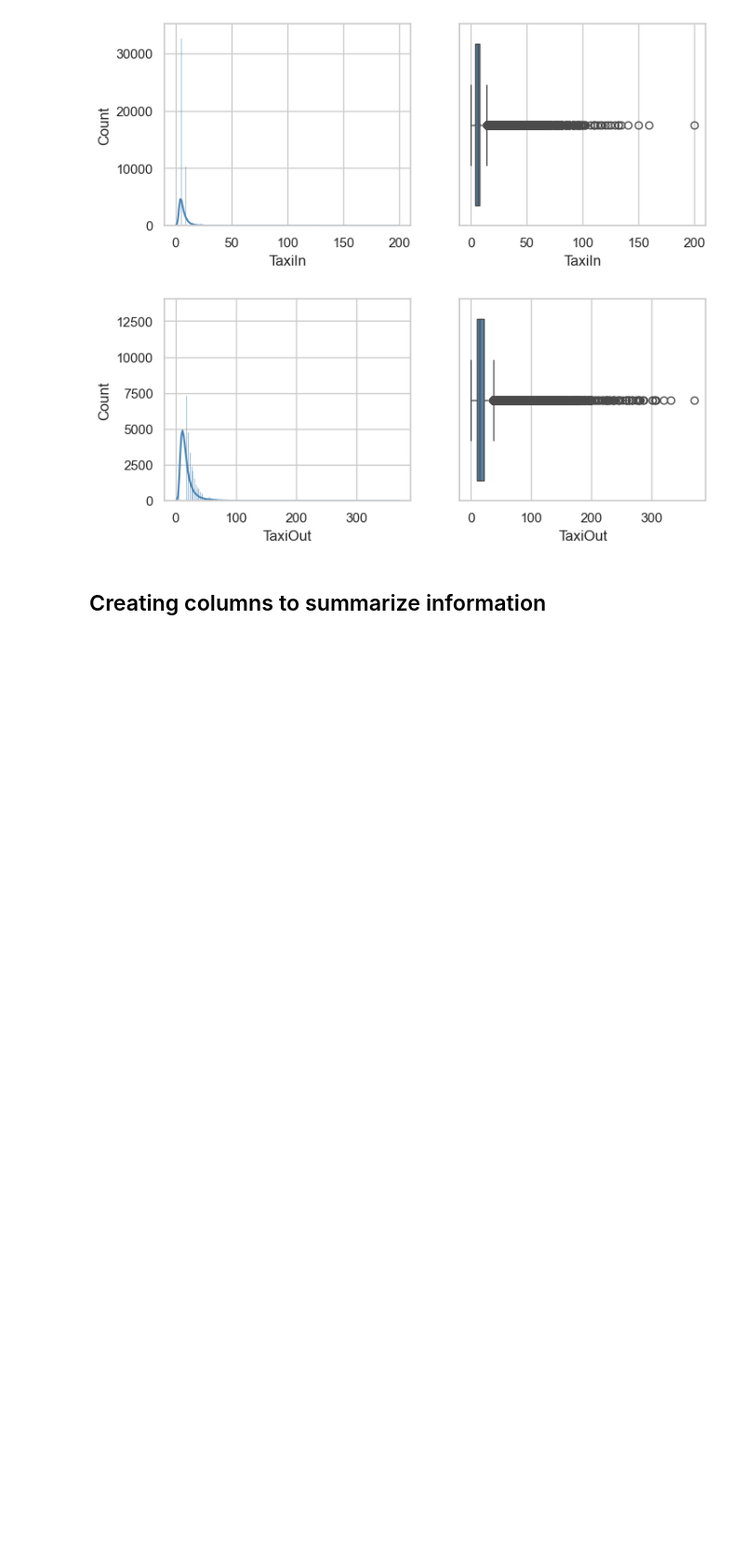
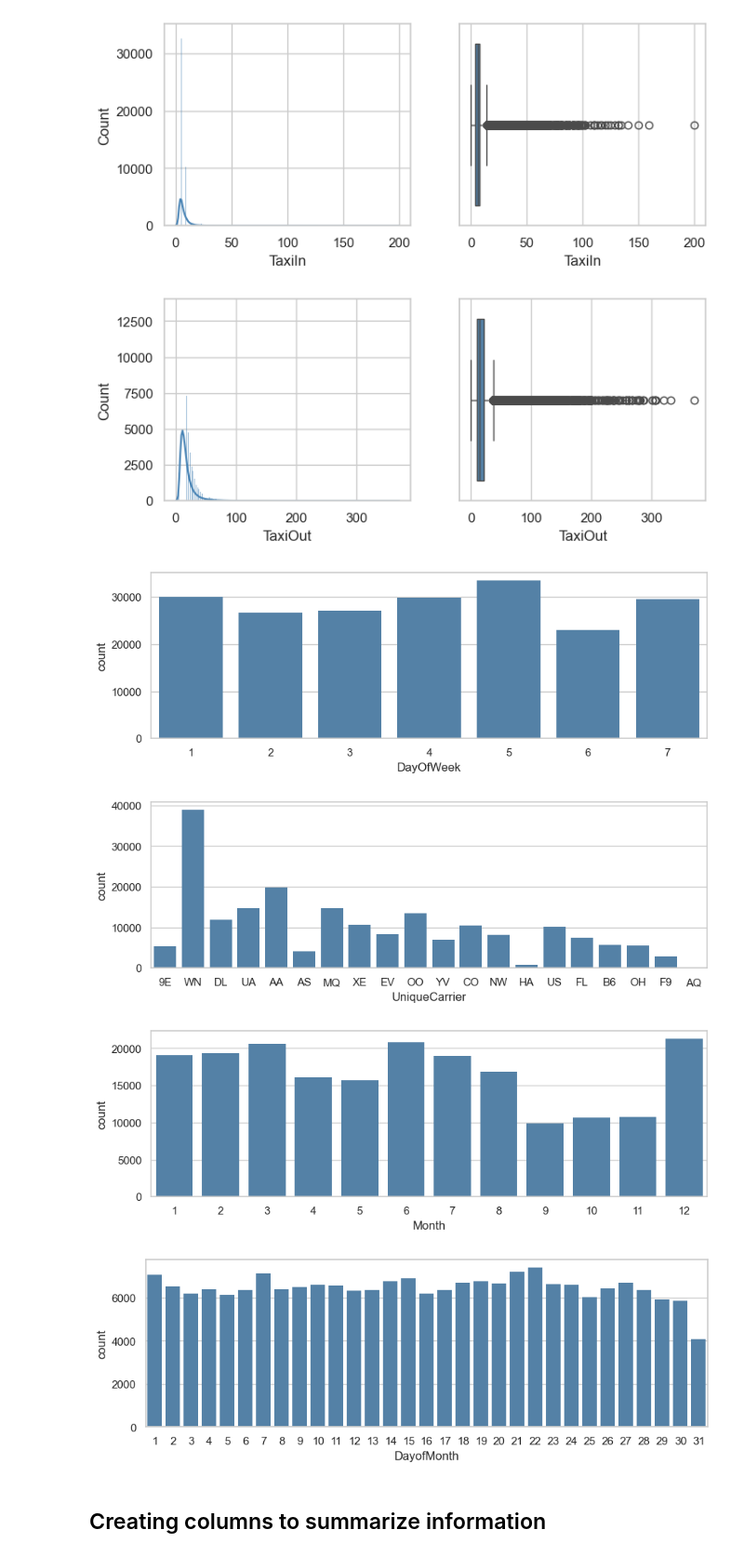
Before and after one commit to dfneto/itacademy, a Jupyter notebook: sprint3_numpy_and_pandas/task2.ipynb, the cells around one changed output. Shown: that part at 93% size. Cells and saved outputs as stored; diff of their text form; code cells hidden in the pictures; blank space fills up the shorter version.

Commit message:
more graphs

```diff
--- a/sprint3_numpy_and_pandas/task2.ipynb
+++ b/sprint3_numpy_and_pandas/task2.ipynb
@@ -210,8 +210,13 @@ def count_plot(df, feature):
     sns.countplot(x=feature, data=df, color = 'steelblue') # countplot
     plt.show()
 # %%
-if col in ['DayOfWeek','UniqueCarrier','Month', 'Cancelled','DayofMonth','CancellationCode','Diverted']:
+for col in ['DayOfWeek','UniqueCarrier','Month','DayofMonth']:
     count_plot(df,col)
+# %% [output]
+[figure, added]
+[figure, added]
+[figure, added]
+[figure, added]
 # %% [markdown]
 <h2>Creating columns to summarize information</h2>
 # %% [markdown]
```
